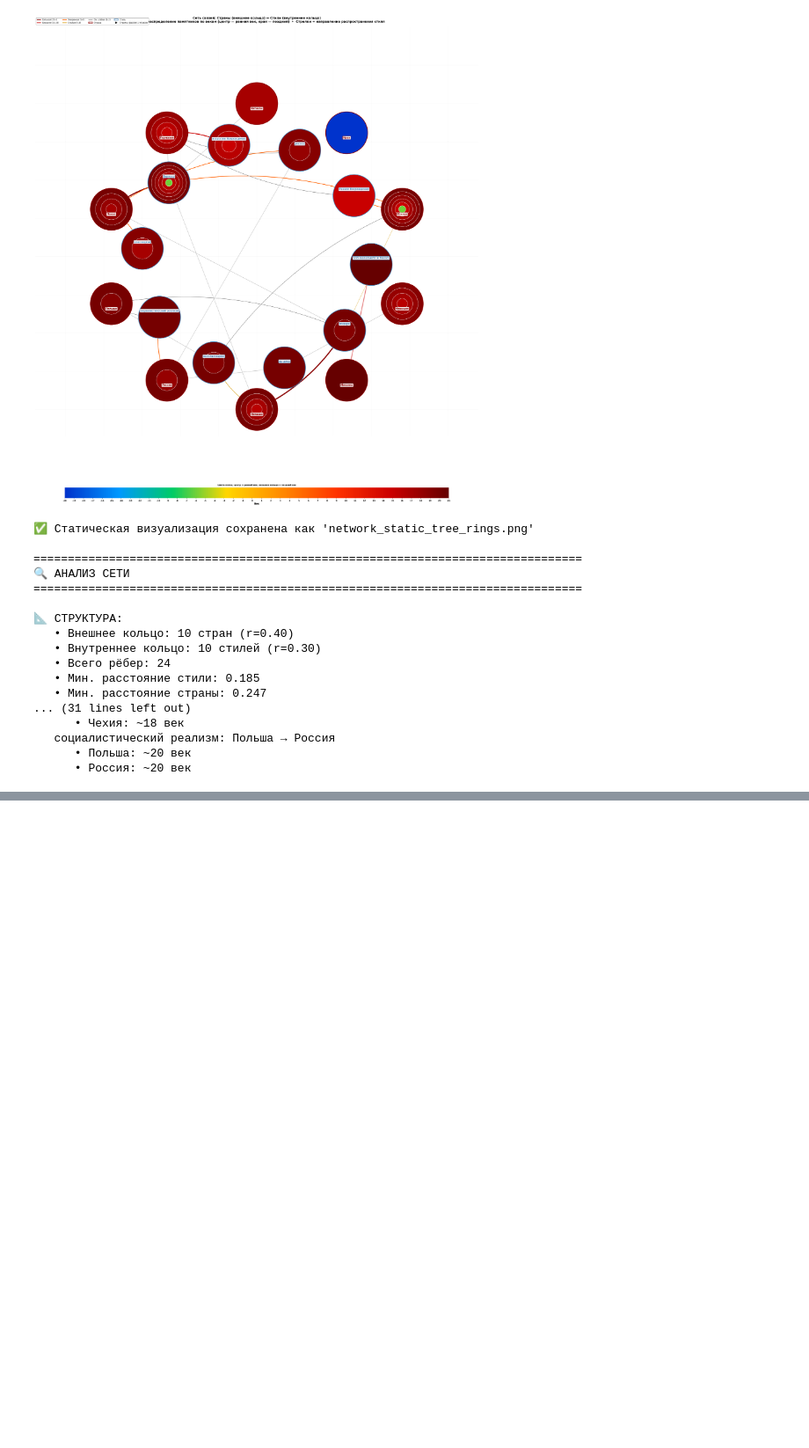
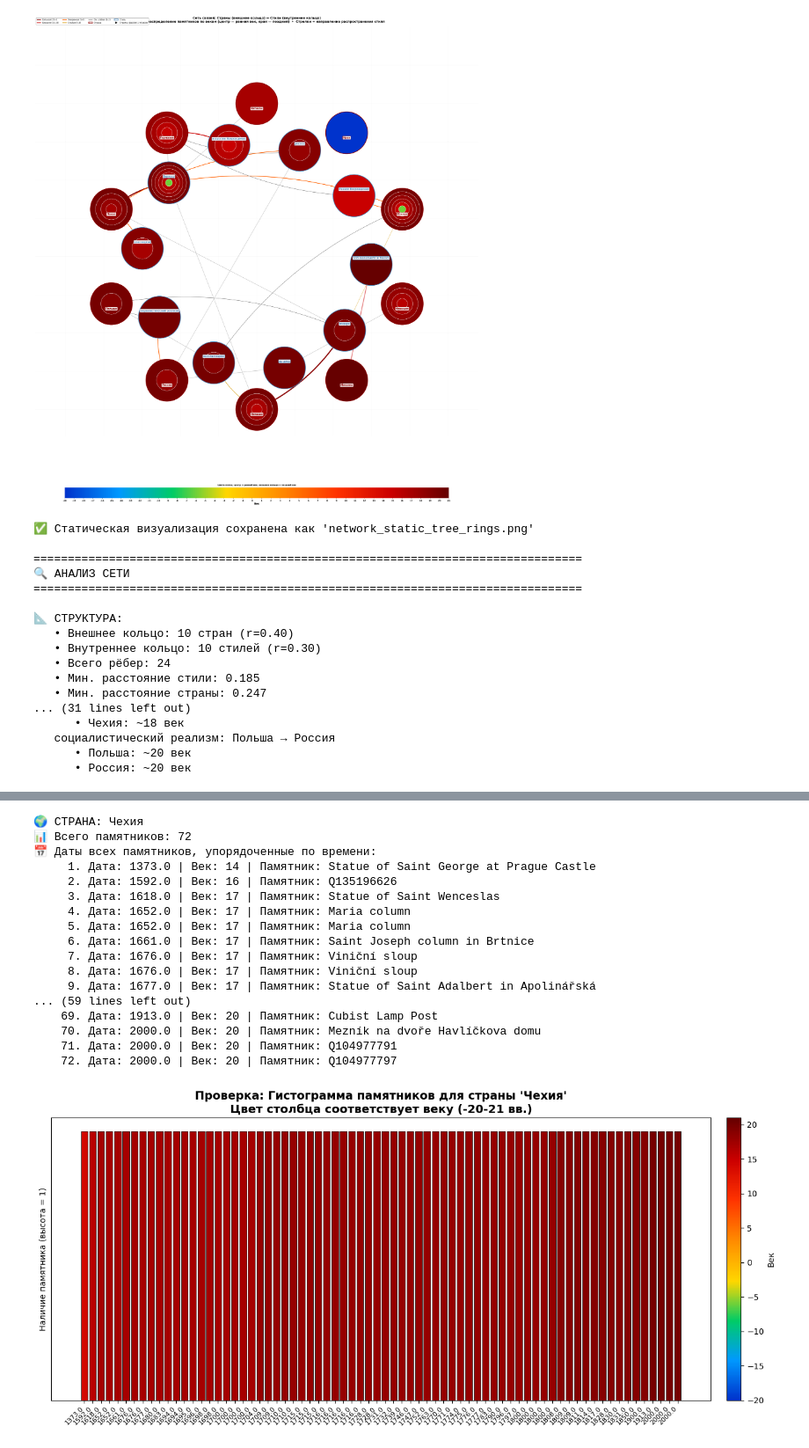
Before and after one commit to dasha3000/python-ai-Evdokimova-Daria, a Jupyter notebook: notebooks/vizu_country_monument_network.ipynb, the cells around one changed output, grey strips where cells are left out. Shown at 88% size. Saved outputs shown, nothing was run; the diff lists cells and outputs as text; code cells hidden in the pictures; blank space fills up the shorter version.

```diff
--- a/notebooks/vizu_country_monument_network.ipynb
+++ b/notebooks/vizu_country_monument_network.ipynb
@@ -1554,0 +1657,78 @@ for style, dir_info in style_directions.items():
+# %%
+# --------------------------
+# 2. ПРОВЕРКА ДЛЯ СТРАНЫ: Чехия
+# --------------------------
+country_to_check = "Чехия"
+
+# Фильтруем данные для этой страны
+country_data = df_dates[df_dates['country'] == country_to_check].copy()
+
+if not country_data.empty:
+    # Группируем и сортируем по дате
+    dates_sorted = country_data.sort_values(by='date')
+
+    print(f"\n🌍 СТРАНА: {country_to_check}")
+    print(f"📊 Всего памятников: {len(dates_sorted)}")
+    print("📅 Даты всех памятников, упорядоченные по времени:")
+    for i, (_, row) in enumerate(dates_sorted.iterrows(), 1):
+        print(f"   {i:3}. Дата: {row['date']:6} | Век: {row['century']:2} | Памятник: {row['monument']}")
+
+    # Строим гистограмму
+    fig, ax = plt.subplots(figsize=(14, 6))
+
+    # Сортируем для графика по году
+    country_data_sorted = country_data.sort_values(by='date')
+
+    # Создаем столбцы
+    years = country_data_sorted['date'].values
+    counts = np.ones(len(years))
+
+    # Определяем цвета
+    bar_colors = [mcolors.to_hex(cmap((row['century'] - min_century) / (max_century - min_century)))
+                  for _, row in country_data_sorted.iterrows()]
+
+    bars = ax.bar(range(len(years)), counts, color=bar_colors, edgecolor='black', linewidth=0.5)
+
+    # Подписи для оси X
+    ax.set_xticks(range(len(years)))
+    ax.set_xticklabels(years, rotation=45, ha='right', fontsize=8)
+    ax.set_yticks([])
+    ax.set_ylabel("Наличие памятника (высота = 1)", fontsize=10)
+
+    ax.set_title(f"Проверка: Гистограмма памятников для страны '{country_to_check}'\n"
+                 f"Цвет столбца соответствует веку ({min_century}-{max_century} вв.)",
+                 fontsize=14, fontweight='bold')
+
+    # Добавляем цветовую шкалу (colorbar)
+    sm = plt.cm.ScalarMappable(cmap=cmap, norm=plt.Normalize(vmin=min_century, vmax=max_century))
+    sm.set_array([])
+    cbar = plt.colorbar(sm, ax=ax, pad=0.02)
+    cbar.set_label('Век', fontsize=10)
+
+    plt.tight_layout()
+    plt.savefig('histogram_check_country_Czechia.png', dpi=150, bbox_inches='tight')
+    plt.show()
+    print("✅ Гистограмма для страны сохранена.")
+else:
+    print(f"❌ Страна '{country_to_check}' не найдена в данных.")
+
+print("\n🎉 Проверка завершена.")
+# %% [output]
+🌍 СТРАНА: Чехия
+📊 Всего памятников: 72
+📅 Даты всех памятников, упорядоченные по времени:
+     1. Дата: 1373.0 | Век: 14 | Памятник: Statue of Saint George at Prague Castle
+     2. Дата: 1592.0 | Век: 16 | Памятник: Q135196626
+     3. Дата: 1618.0 | Век: 17 | Памятник: Statue of Saint Wenceslas
+     4. Дата: 1652.0 | Век: 17 | Памятник: Maria column
+     5. Дата: 1652.0 | Век: 17 | Памятник: Maria column
+     6. Дата: 1661.0 | Век: 17 | Памятник: Saint Joseph column in Brtnice
+     7. Дата: 1676.0 | Век: 17 | Памятник: Viniční sloup
+     8. Дата: 1676.0 | Век: 17 | Памятник: Viniční sloup
+     9. Дата: 1677.0 | Век: 17 | Памятник: Statue of Saint Adalbert in Apolinářská
+... (59 lines left out)
+    69. Дата: 1913.0 | Век: 20 | Памятник: Cubist Lamp Post
+    70. Дата: 2000.0 | Век: 20 | Памятник: Mezník na dvoře Havlíčkova domu
+    71. Дата: 2000.0 | Век: 20 | Памятник: Q104977791
+    72. Дата: 2000.0 | Век: 20 | Памятник: Q104977797
+[figure, added]
```
Also changed, not shown: parts of 4 cells of this notebook.
